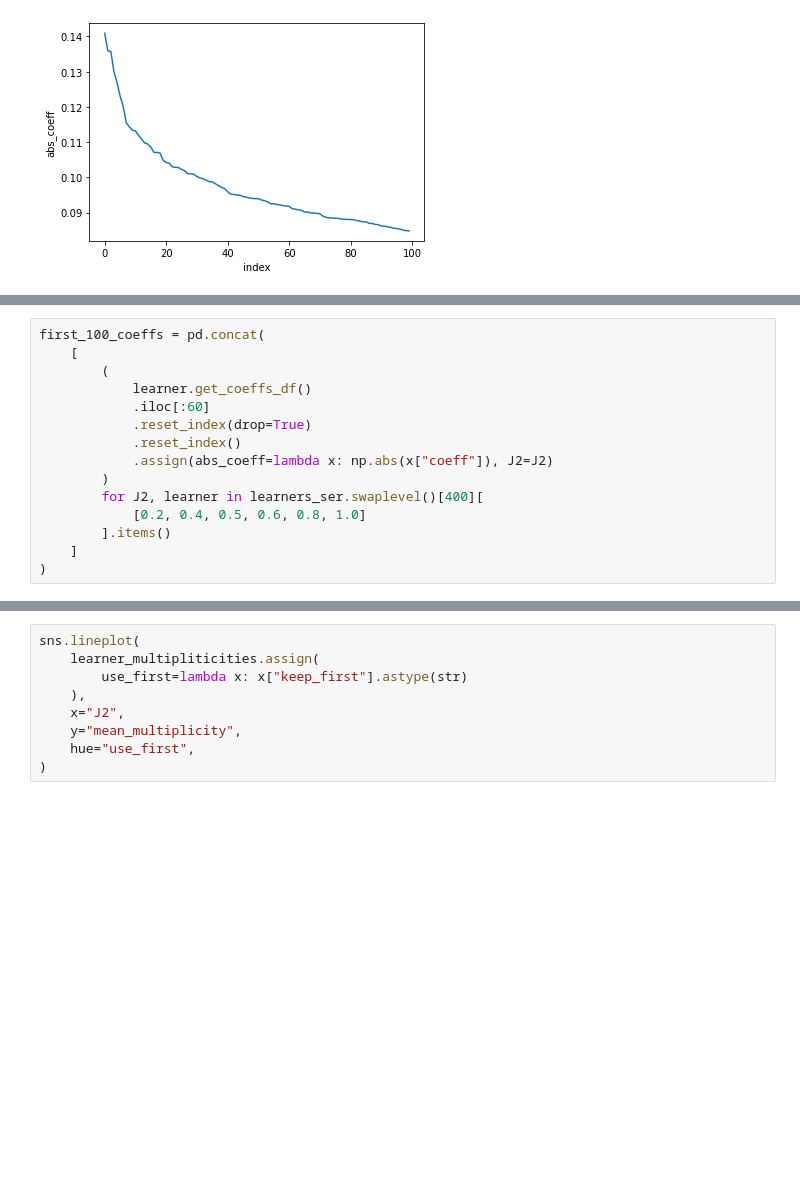
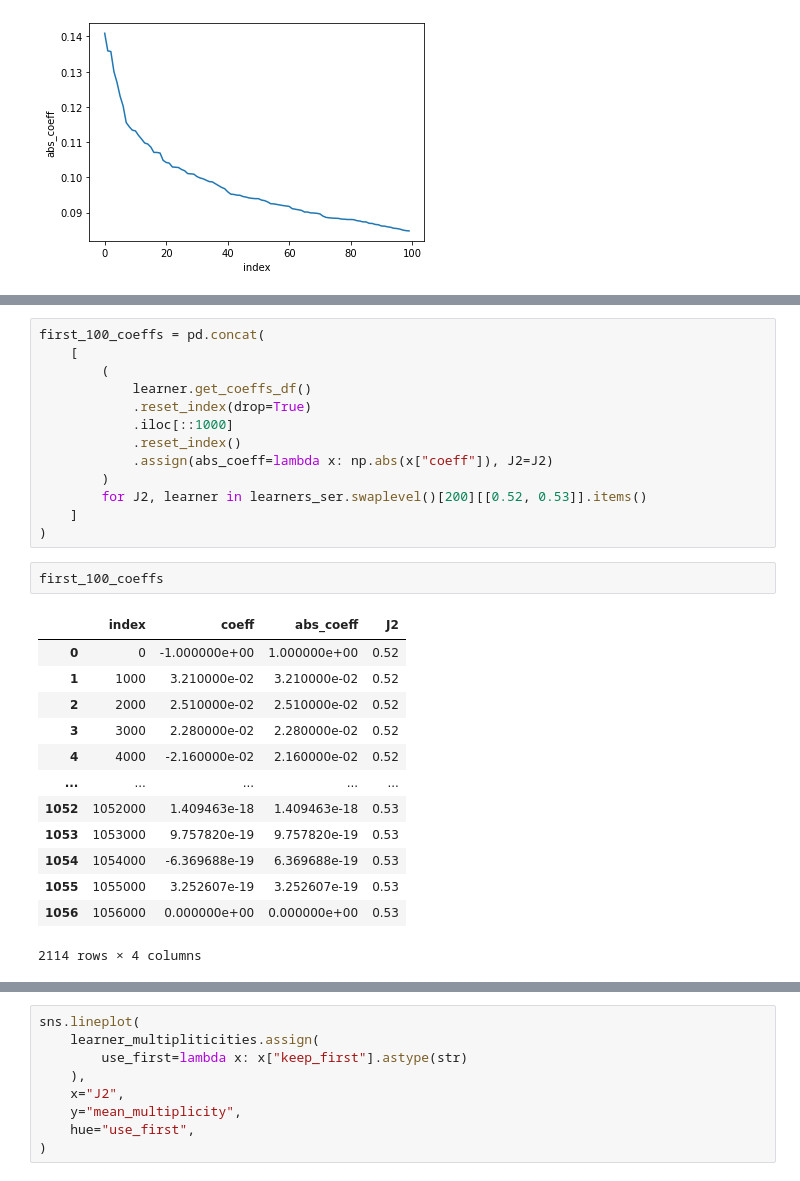
Before and after one commit to ischurov/frustrations-eda, a Jupyter notebook: kagome-24-fourier.ipynb, the cells around one changed output, grey strips where cells are left out. Drawn from its saved outputs; the diff is of its cells as text; blank space fills up the shorter version.

```diff
--- a/kagome-24-fourier.ipynb
+++ b/kagome-24-fourier.ipynb
@@ -547,16 +466,30 @@ first_100_coeffs = pd.concat(
     [
         (
             learner.get_coeffs_df()
-            .iloc[:60]
             .reset_index(drop=True)
+            .iloc[::1000]
             .reset_index()
             .assign(abs_coeff=lambda x: np.abs(x["coeff"]), J2=J2)
         )
-        for J2, learner in learners_ser.swaplevel()[400][
-            [0.2, 0.4, 0.5, 0.6, 0.8, 1.0]
-        ].items()
+        for J2, learner in learners_ser.swaplevel()[200][[0.52, 0.53]].items()
     ]
 )
+# %%
+first_100_coeffs
+# %% [output]
+|  | index | coeff | abs_coeff | J2 |
+| 0 | 0 | -1.000000e+00 | 1.000000e+00 | 0.52 |
+| 1 | 1000 | 3.210000e-02 | 3.210000e-02 | 0.52 |
+| 2 | 2000 | 2.510000e-02 | 2.510000e-02 | 0.52 |
+| 3 | 3000 | 2.280000e-02 | 2.280000e-02 | 0.52 |
+| 4 | 4000 | -2.160000e-02 | 2.160000e-02 | 0.52 |
+| ... | ... | ... | ... | ... |
+| 1052 | 1052000 | 1.409463e-18 | 1.409463e-18 | 0.53 |
+| 1053 | 1053000 | 9.757820e-19 | 9.757820e-19 | 0.53 |
+| 1054 | 1054000 | -6.369688e-19 | 6.369688e-19 | 0.53 |
+| 1055 | 1055000 | 3.252607e-19 | 3.252607e-19 | 0.53 |
+| 1056 | 1056000 | 0.000000e+00 | 0.000000e+00 | 0.53 |
+2114 rows × 4 columns
 # %%
 sns.relplot(
     first_100_coeffs.assign(J2=lambda x: x["J2"].astype(str)),
```
Also changed, not shown: parts of 13 cells of this notebook, 6 other files.
